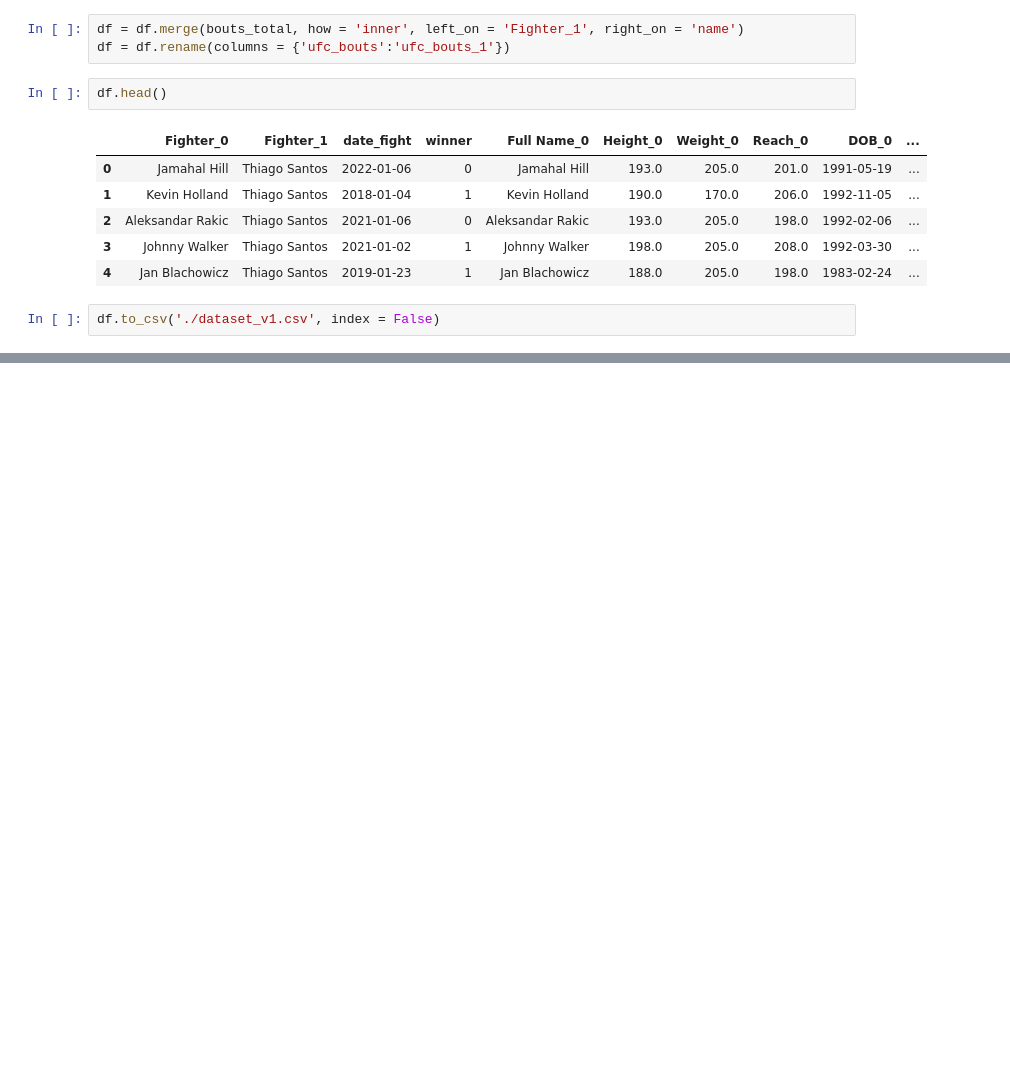
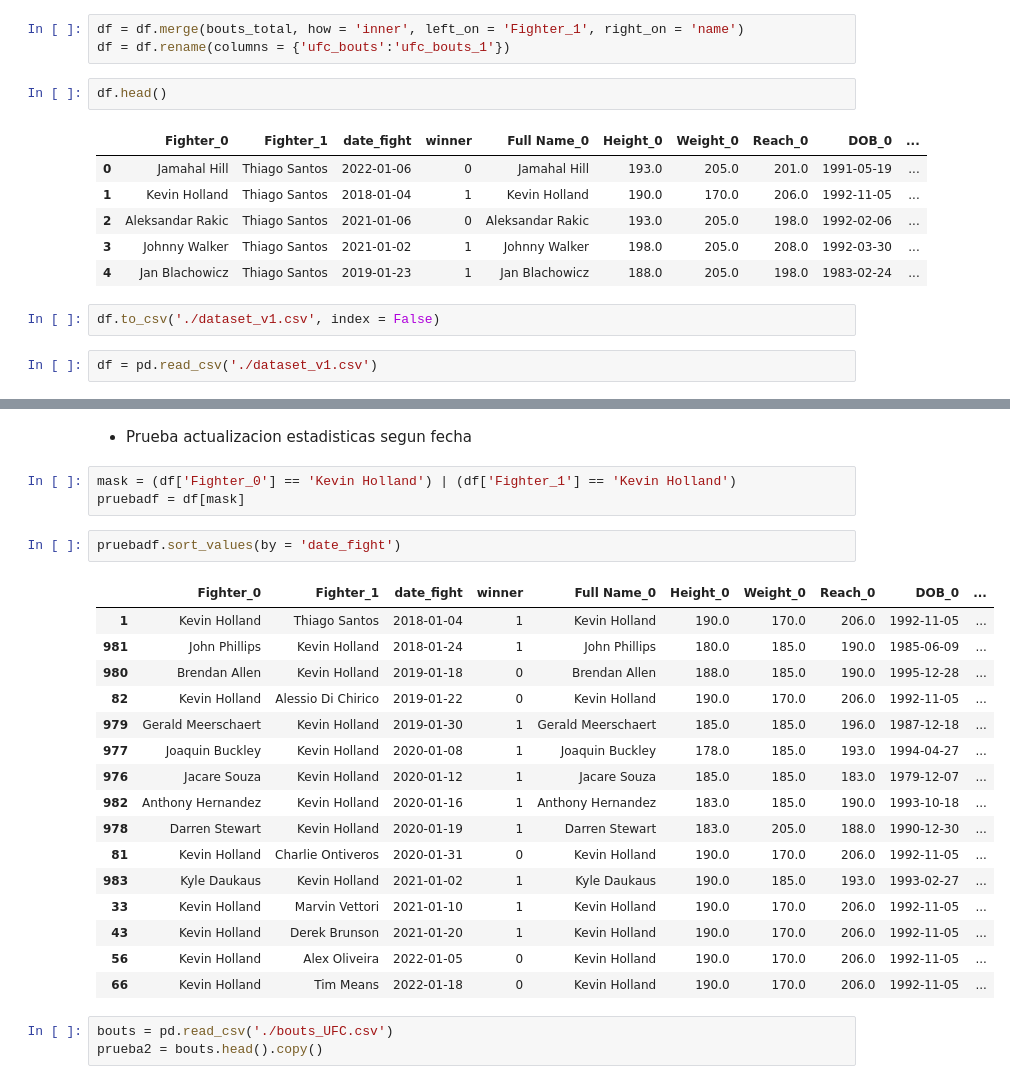
Before and after one commit to PacoRodriguezLozano/MoneyFighter, a Jupyter notebook: scraping_ufc.ipynb, the cells around one changed output, grey strips where cells are left out. Saved outputs shown, nothing was run; the diff lists cells and outputs as text; blank space fills up the shorter version.

```diff
--- a/scraping_ufc.ipynb
+++ b/scraping_ufc.ipynb
@@ -1144,3 +1158,5 @@ df.head()
 | 4 | Jan Blachowicz | Thiago Santos | 2019-01-23 | 1 | Jan Blachowicz | 188.0 | 205.0 | 198.0 | 1983-02-24 | ... |
 # %%
 df.to_csv('./dataset_v1.csv', index = False)
+# %%
+df = pd.read_csv('./dataset_v1.csv')
@@ -1146,0 +1172,27 @@ df.to_csv('./dataset_v1.csv', index = False)
+# %% [markdown]
+* Prueba actualizacion estadisticas segun fecha
+# %%
+mask = (df['Fighter_0'] == 'Kevin Holland') | (df['Fighter_1'] == 'Kevin Holland')
+pruebadf = df[mask]
+# %%
+pruebadf.sort_values(by = 'date_fight')
+# %% [output]
+|  | Fighter_0 | Fighter_1 | date_fight | winner | Full Name_0 | Height_0 | Weight_0 | Reach_0 | DOB_0 | ... |
+| 1 | Kevin Holland | Thiago Santos | 2018-01-04 | 1 | Kevin Holland | 190.0 | 170.0 | 206.0 | 1992-11-05 | ... |
+| 981 | John Phillips | Kevin Holland | 2018-01-24 | 1 | John Phillips | 180.0 | 185.0 | 190.0 | 1985-06-09 | ... |
+| 980 | Brendan Allen | Kevin Holland | 2019-01-18 | 0 | Brendan Allen | 188.0 | 185.0 | 190.0 | 1995-12-28 | ... |
+| 82 | Kevin Holland | Alessio Di Chirico | 2019-01-22 | 0 | Kevin Holland | 190.0 | 170.0 | 206.0 | 1992-11-05 | ... |
+| 979 | Gerald Meerschaert | Kevin Holland | 2019-01-30 | 1 | Gerald Meerschaert | 185.0 | 185.0 | 196.0 | 1987-12-18 | ... |
+| 977 | Joaquin Buckley | Kevin Holland | 2020-01-08 | 1 | Joaquin Buckley | 178.0 | 185.0 | 193.0 | 1994-04-27 | ... |
+| 976 | Jacare Souza | Kevin Holland | 2020-01-12 | 1 | Jacare Souza | 185.0 | 185.0 | 183.0 | 1979-12-07 | ... |
+| 982 | Anthony Hernandez | Kevin Holland | 2020-01-16 | 1 | Anthony Hernandez | 183.0 | 185.0 | 190.0 | 1993-10-18 | ... |
+| 978 | Darren Stewart | Kevin Holland | 2020-01-19 | 1 | Darren Stewart | 183.0 | 205.0 | 188.0 | 1990-12-30 | ... |
+| 81 | Kevin Holland | Charlie Ontiveros | 2020-01-31 | 0 | Kevin Holland | 190.0 | 170.0 | 206.0 | 1992-11-05 | ... |
+| 983 | Kyle Daukaus | Kevin Holland | 2021-01-02 | 1 | Kyle Daukaus | 190.0 | 185.0 | 193.0 | 1993-02-27 | ... |
+| 33 | Kevin Holland | Marvin Vettori | 2021-01-10 | 1 | Kevin Holland | 190.0 | 170.0 | 206.0 | 1992-11-05 | ... |
+| 43 | Kevin Holland | Derek Brunson | 2021-01-20 | 1 | Kevin Holland | 190.0 | 170.0 | 206.0 | 1992-11-05 | ... |
+| 56 | Kevin Holland | Alex Oliveira | 2022-01-05 | 0 | Kevin Holland | 190.0 | 170.0 | 206.0 | 1992-11-05 | ... |
+| 66 | Kevin Holland | Tim Means | 2022-01-18 | 0 | Kevin Holland | 190.0 | 170.0 | 206.0 | 1992-11-05 | ... |
+# %%
+bouts = pd.read_csv('./bouts_UFC.csv')
+prueba2 = bouts.head().copy()
```
Also changed, not shown: parts of 45 cells of this notebook.
